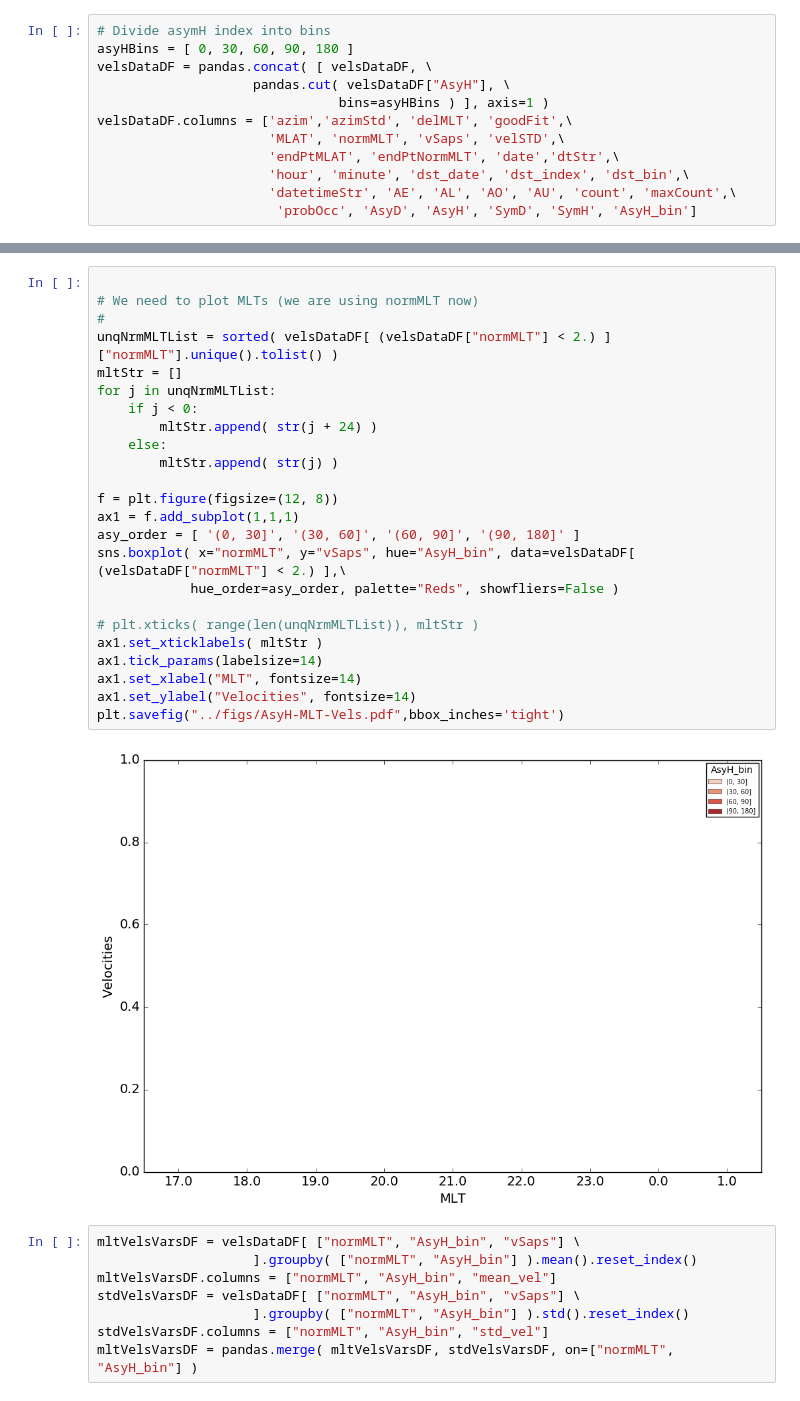
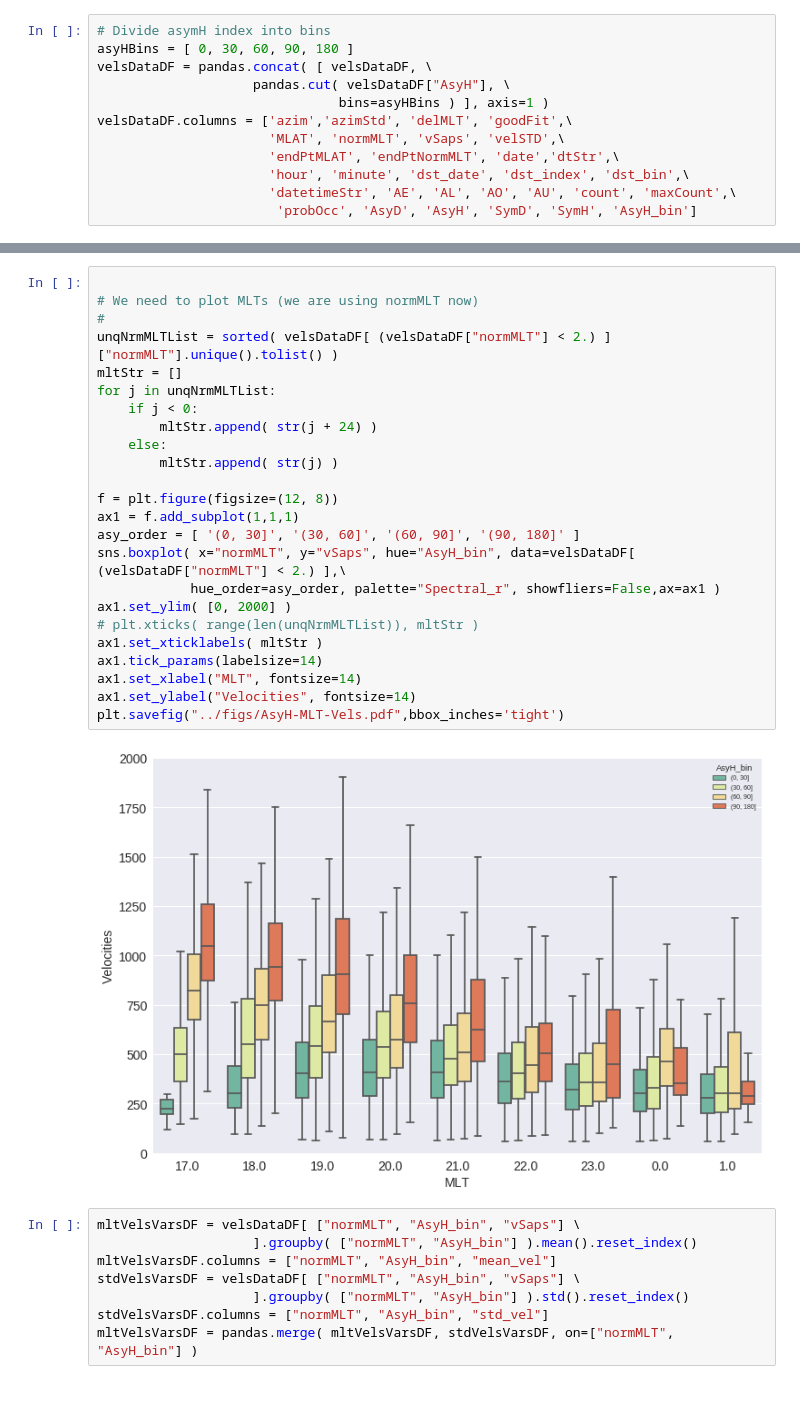
Before and after one commit to bharatreddy/indsvels, a Jupyter notebook: ipy/stats-gmag.ipynb, the cells around one changed output, grey strips where cells are left out. Cells and saved outputs as stored; diff of their text form.

Commit message:
more plots

```diff
--- a/ipy/stats-gmag.ipynb
+++ b/ipy/stats-gmag.ipynb
@@ -141,29 +142,29 @@ Categories (4, interval[int64]): [(0, 30] < (30, 60] < (60, 90] < (90, 180]]
 # %%
 
 # We need to plot MLTs (we are using normMLT now)
 #
 unqNrmMLTList = sorted( velsDataDF[ (velsDataDF["normMLT"] < 2.) ]["normMLT"].unique().tolist() )
 mltStr = []
 for j in unqNrmMLTList:
     if j < 0:
         mltStr.append( str(j + 24) )
     else:
         mltStr.append( str(j) )
 
 f = plt.figure(figsize=(12, 8))
 ax1 = f.add_subplot(1,1,1)
 asy_order = [ '(0, 30]', '(30, 60]', '(60, 90]', '(90, 180]' ]
 sns.boxplot( x="normMLT", y="vSaps", hue="AsyH_bin", data=velsDataDF[ (velsDataDF["normMLT"] < 2.) ],\
-            hue_order=asy_order, palette="Reds", showfliers=False )
-
+            hue_order=asy_order, palette="Spectral_r", showfliers=False,ax=ax1 )
+ax1.set_ylim( [0, 2000] )
 # plt.xticks( range(len(unqNrmMLTList)), mltStr )
 ax1.set_xticklabels( mltStr )
 ax1.tick_params(labelsize=14)
 ax1.set_xlabel("MLT", fontsize=14)
 ax1.set_ylabel("Velocities", fontsize=14)
 plt.savefig("../figs/AsyH-MLT-Vels.pdf",bbox_inches='tight')
 # %% [output]
-[figure, old version]
+[figure, new version]
 # %%
 mltVelsVarsDF = velsDataDF[ ["normMLT", "AsyH_bin", "vSaps"] \
                     ].groupby( ["normMLT", "AsyH_bin"] ).mean().reset_index()
```
Also changed, not shown: parts of 9 cells of this notebook, 22 other files.
